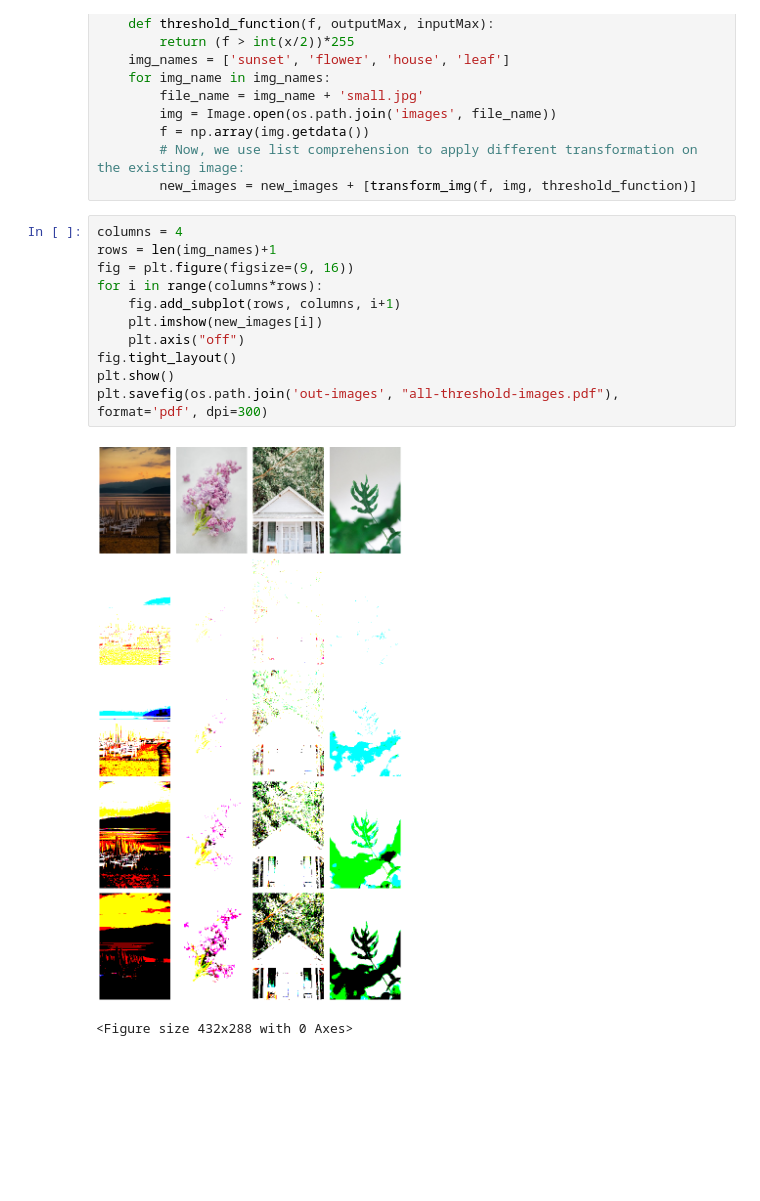
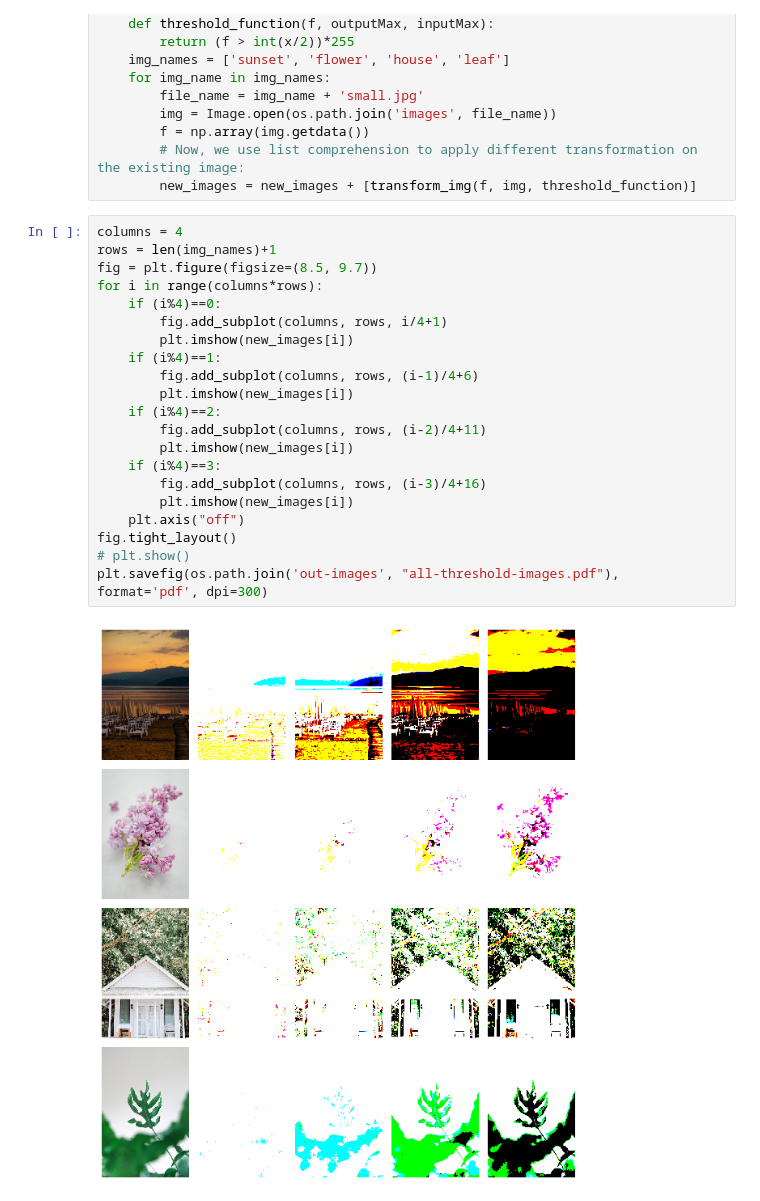
Before and after one commit to ldnam/Transformation-Filter-Unsharpmasking_project, a Jupyter notebook: Transformation.ipynb, the cells around one changed output. Drawn from its saved outputs; the diff is of its cells as text; blank space fills up the shorter version.

```diff
--- a/Transformation.ipynb
+++ b/Transformation.ipynb
@@ -105,14 +105,23 @@ for x in [10,50,150,250]:
 # %%
 columns = 4
 rows = len(img_names)+1
-fig = plt.figure(figsize=(9, 16))
+fig = plt.figure(figsize=(8.5, 9.7))
 for i in range(columns*rows):
-    fig.add_subplot(rows, columns, i+1)
-    plt.imshow(new_images[i])
+    if (i%4)==0:
+        fig.add_subplot(columns, rows, i/4+1)
+        plt.imshow(new_images[i])
+    if (i%4)==1:
+        fig.add_subplot(columns, rows, (i-1)/4+6)
+        plt.imshow(new_images[i])
+    if (i%4)==2:
+        fig.add_subplot(columns, rows, (i-2)/4+11)
+        plt.imshow(new_images[i])
+    if (i%4)==3:
+        fig.add_subplot(columns, rows, (i-3)/4+16)
+        plt.imshow(new_images[i])
     plt.axis("off")
 fig.tight_layout()
-plt.show()
+# plt.show()
 plt.savefig(os.path.join('out-images', "all-threshold-images.pdf"), format='pdf', dpi=300)
 # %% [output]
-[figure, old version]
+[figure, new version]
-<Figure size 432x288 with 0 Axes>
```
Also changed, not shown: parts of 4 cells of this notebook, 1 other file.
